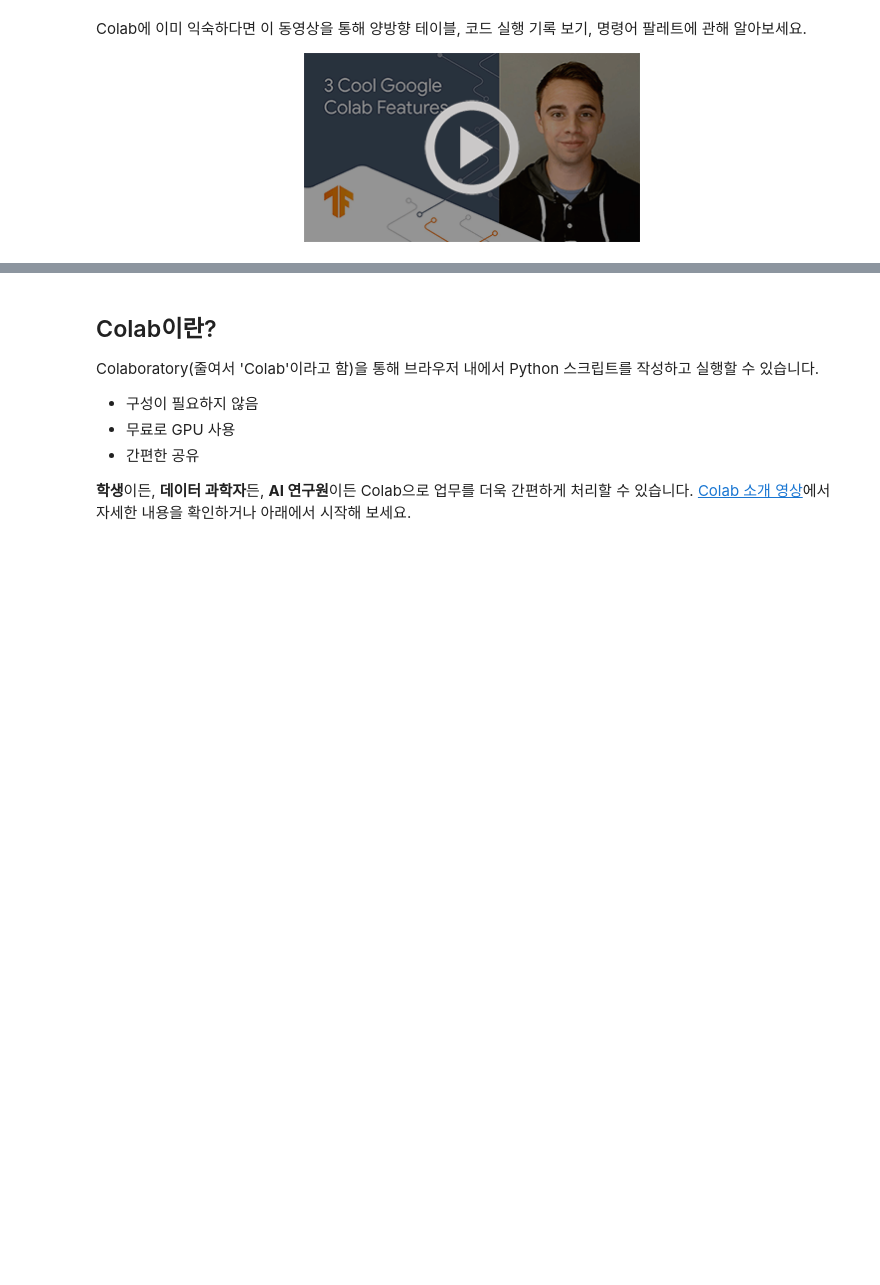
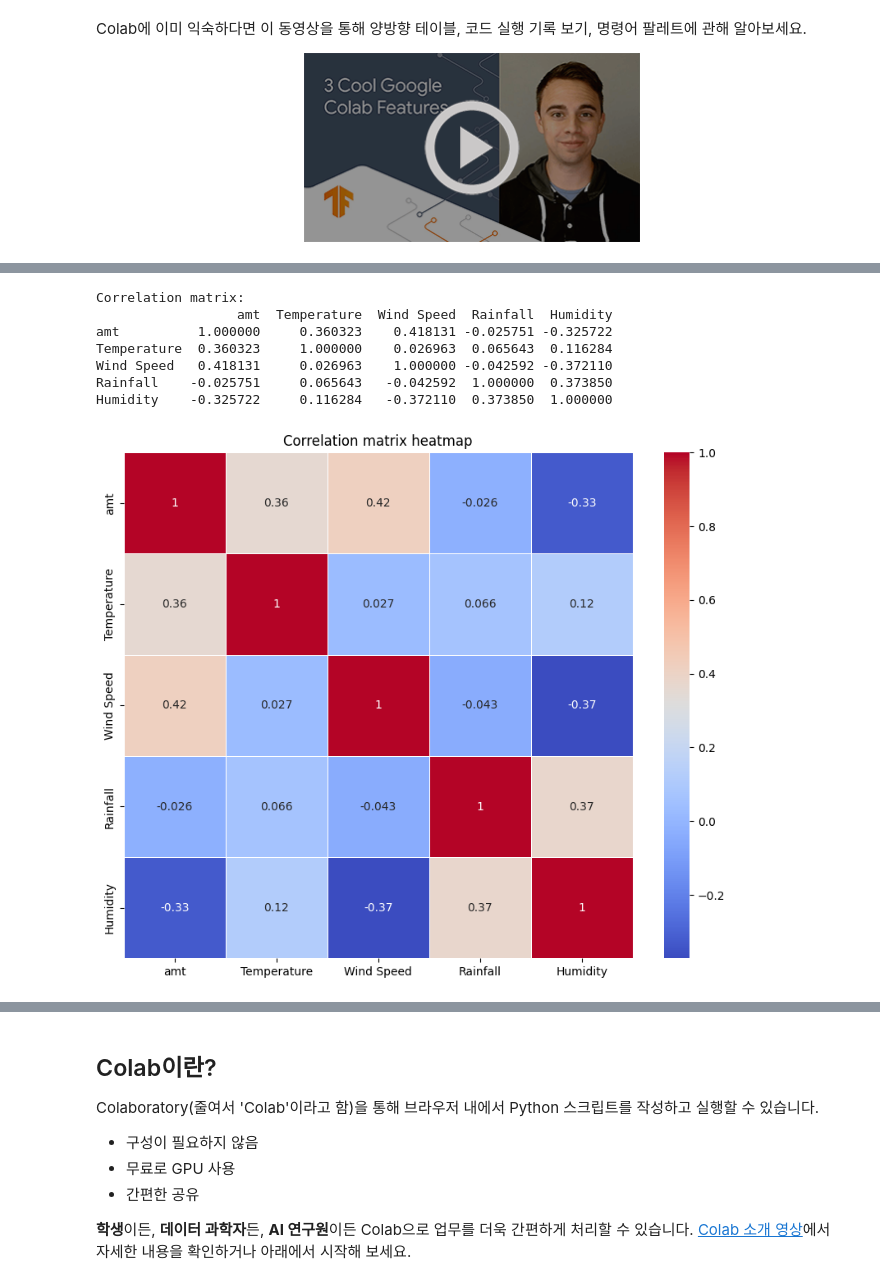
Before and after one commit to Songhyunjeong/thingplug-lora-starter-kit, a Jupyter notebook: Colaboratory에_오신_것을_환영합니다.ipynb, the cells around one changed output, grey strips where cells are left out. Cells and saved outputs as stored; diff of their text form; code cells hidden in the pictures; blank space fills up the shorter version.

```diff
--- a/Colaboratory에_오신_것을_환영합니다.ipynb
+++ b/Colaboratory에_오신_것을_환영합니다.ipynb
@@ -18,0 +67,5 @@
+# %%
+result1=result[result.card_tpbuz_nm_2=='커피/음료']
+result1
+df = result1[result1['admi_cty_no'] != 41194580]
+df
@@ -18,0 +163,7 @@
+# %%
+df['ta_ymd'] = df['ta_ymd'].astype(str)
+df['hour'] = df['hour'].astype(str)
+df.info()
+merged_df = pd.merge(df, df3, on=['ta_ymd', 'hour'],how='left')
+
+print(merged_df)
@@ -24,3 +193,6 @@ Colab에 이미 익숙하다면 이 동영상을 통해 양방향 테이블, 코
   <img alt='Google Colab의 유용한 기능 3가지를 보여주는 동영상 썸네일' src="embedded-picture-1" height="188" width="336">
   </a>
 </center>
+# %%
+m_df=pd.DataFrame(merged_df)
+m_df
@@ -26,0 +213,6 @@ Colab에 이미 익숙하다면 이 동영상을 통해 양방향 테이블, 코
+# %%
+m_df.info()
+m_df = m_df.rename(columns={'기온(°C)': 'Temperature', '풍속(m/s)': 'Wind Speed', '강수량(mm)': 'Rainfall', '습도(%)': 'Humidity'})
+df_cleaned = m_df.dropna(subset=['Temperature'])
+
+df_cleaned.head(10)
@@ -26,0 +276,29 @@ Colab에 이미 익숙하다면 이 동영상을 통해 양방향 테이블, 코
+# %%
+grouped_df = df_cleaned.groupby(['ta_ymd', 'hour']).agg({
+    'amt': 'sum',
+    'Temperature': 'first',
+    'Wind Speed': 'first',
+    'Rainfall': 'first',
+    'Humidity': 'first'
+}).reset_index()
+
+# amt, Temperature, Wind Speed, Rainfall, Humidity의 상관계수 계산
+correlation = grouped_df[['amt', 'Temperature', 'Wind Speed', 'Rainfall', 'Humidity']].corr()
+
+print("Correlation matrix:")
+print(correlation)
+
+# 상관관계 시각화
+plt.figure(figsize=(10, 8))
+sns.heatmap(correlation, annot=True, cmap='coolwarm', linewidths=0.5)
+plt.title('Correlation matrix heatmap')
+plt.show()
+# %% [output]
+Correlation matrix:
+                  amt  Temperature  Wind Speed  Rainfall  Humidity
+amt          1.000000     0.360323    0.418131 -0.025751 -0.325722
+Temperature  0.360323     1.000000    0.026963  0.065643  0.116284
+Wind Speed   0.418131     0.026963    1.000000 -0.042592 -0.372110
+Rainfall    -0.025751     0.065643   -0.042592  1.000000  0.373850
+Humidity    -0.325722     0.116284   -0.372110  0.373850  1.000000
+[figure, added]
```
Also changed, not shown: parts of 30 cells of this notebook.
